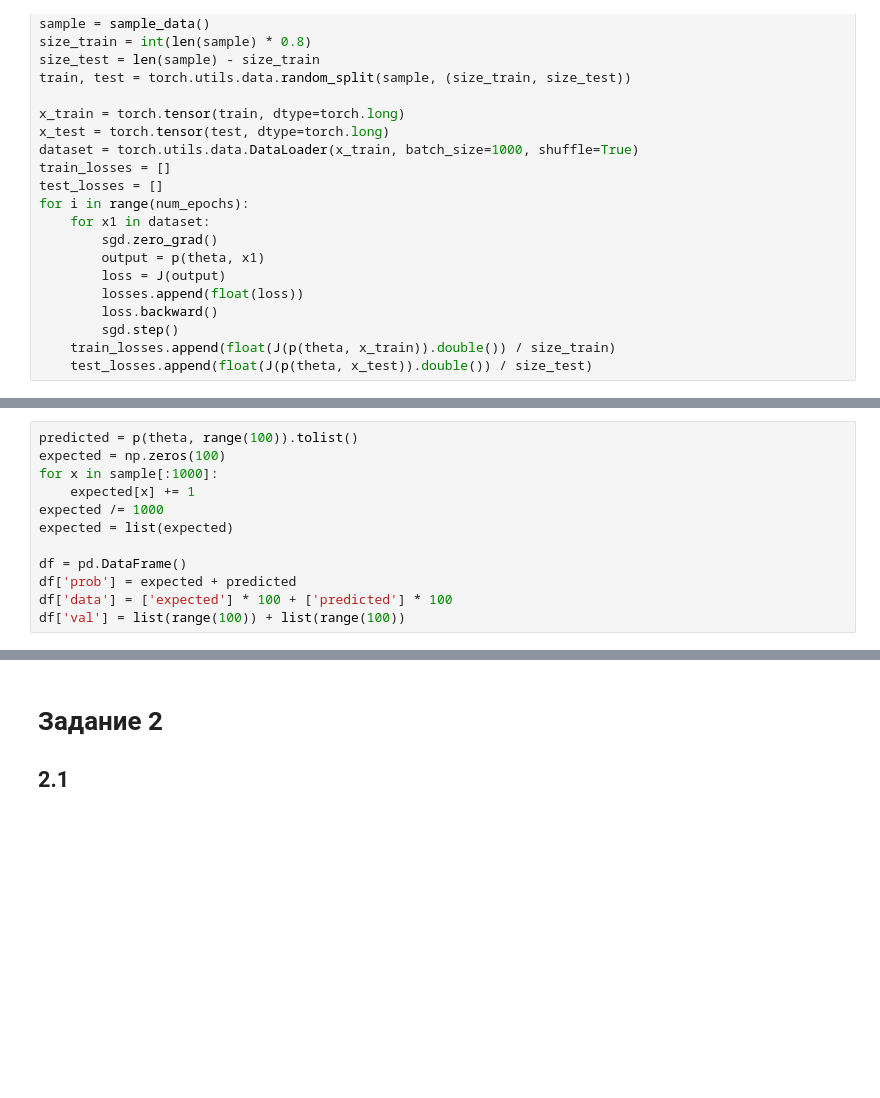
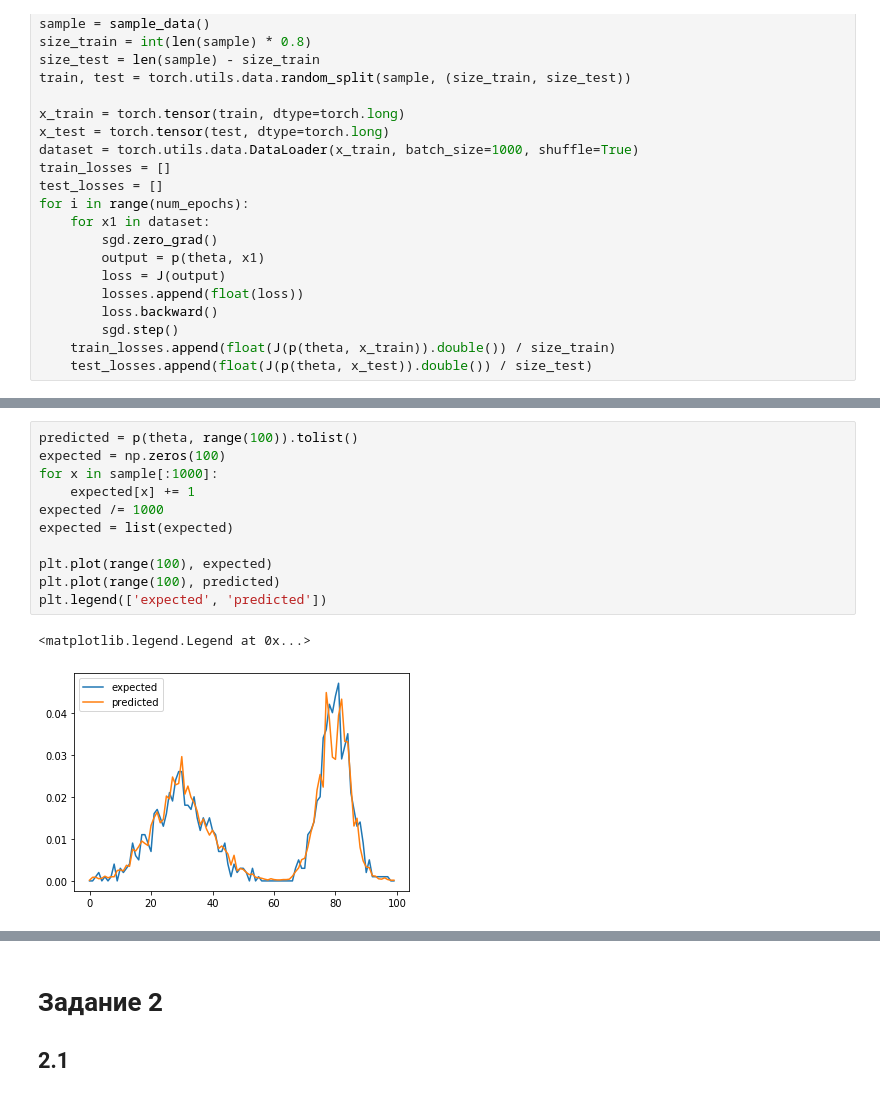
Before and after one commit to myutman/DUL, a Jupyter notebook: HW1.ipynb, the cells around one changed output, grey strips where cells are left out. Saved outputs shown, nothing was run; the diff lists cells and outputs as text; blank space fills up the shorter version.

```diff
--- a/HW1.ipynb
+++ b/HW1.ipynb
@@ -67,12 +75,14 @@ px.line(df, x='iter', y='loss', color='data')
 # %%
 predicted = p(theta, range(100)).tolist()
 expected = np.zeros(100)
 for x in sample[:1000]:
     expected[x] += 1
 expected /= 1000
 expected = list(expected)
 
-df = pd.DataFrame()
-df['prob'] = expected + predicted
-df['data'] = ['expected'] * 100 + ['predicted'] * 100
-df['val'] = list(range(100)) + list(range(100))
+plt.plot(range(100), expected)
+plt.plot(range(100), predicted)
+plt.legend(['expected', 'predicted'])
+# %% [output]
+<matplotlib.legend.Legend at 0x...>
+[figure, added]
```
Also changed, not shown: parts of 19 cells of this notebook.
